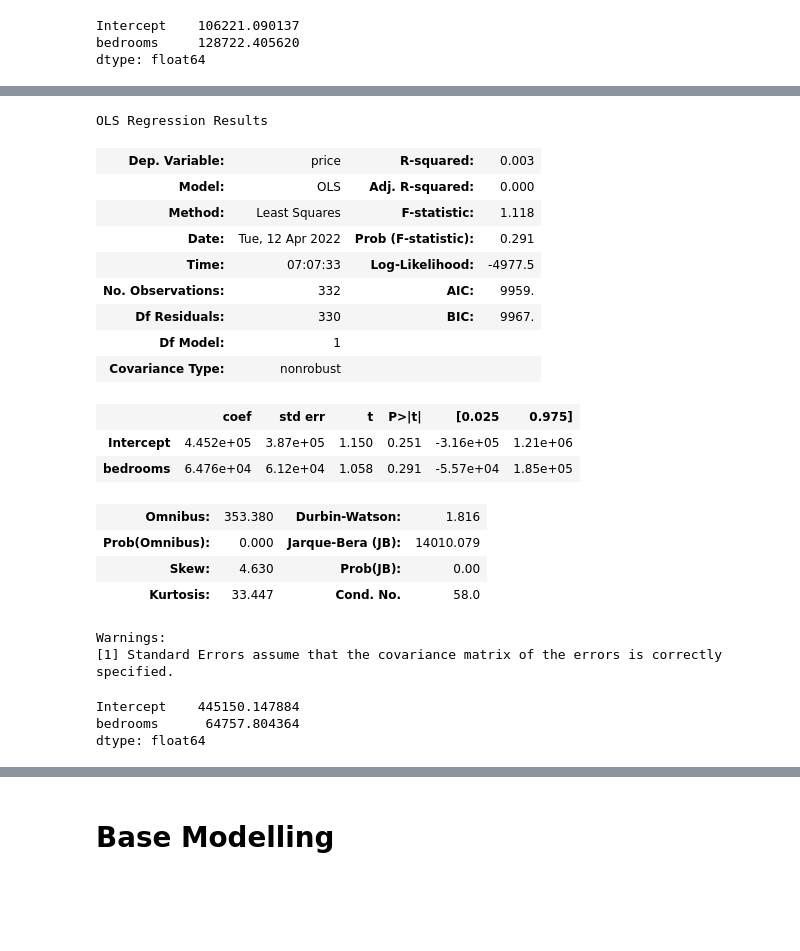
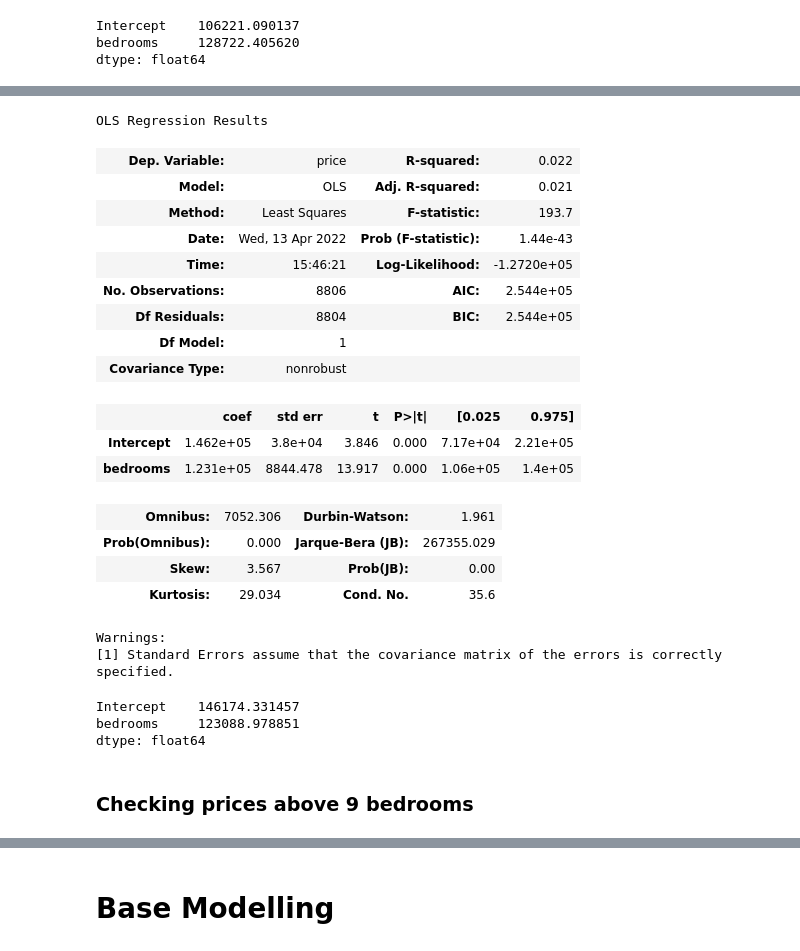
Before and after one commit to VLieberg/housing_usa, a Jupyter notebook: notebooks/VL_House_USA_DataScience_Project.ipynb, the cells around one changed output, grey strips where cells are left out. Drawn from its saved outputs; the diff is of its cells as text; code cells hidden in the pictures; blank space fills up the shorter version.

```diff
--- a/notebooks/VL_House_USA_DataScience_Project.ipynb
+++ b/notebooks/VL_House_USA_DataScience_Project.ipynb
@@ -417,31 +558,33 @@ dtype: float64
 # %%
-df_many_bed = df[df['bedrooms'] >5]
+df_4bed = df[(df['bedrooms'] >=4) & (df['bedrooms'] <=8)]
 # %%
-model_many_bed = smf.ols(formula = 'price ~ bedrooms', data=df_many_bed).fit()
-model_many_bed.summary()
+model_4bed = smf.ols(formula = 'price ~ bedrooms', data=df_4bed).fit()
+model_4bed.summary()
 # %% [output]
 OLS Regression Results
-| Dep. Variable: | price | R-squared: | 0.003 |
-| Model: | OLS | Adj. R-squared: | 0.000 |
-| Method: | Least Squares | F-statistic: | 1.118 |
-| Date: | Tue, 12 Apr 2022 | Prob (F-statistic): | 0.291 |
-| Time: | 07:07:33 | Log-Likelihood: | -4977.5 |
-| No. Observations: | 332 | AIC: | 9959. |
-| Df Residuals: | 330 | BIC: | 9967. |
+| Dep. Variable: | price | R-squared: | 0.022 |
+| Model: | OLS | Adj. R-squared: | 0.021 |
+| Method: | Least Squares | F-statistic: | 193.7 |
+| Date: | Wed, 13 Apr 2022 | Prob (F-statistic): | 1.44e-43 |
+| Time: | 15:46:21 | Log-Likelihood: | -1.2720e+05 |
+| No. Observations: | 8806 | AIC: | 2.544e+05 |
+| Df Residuals: | 8804 | BIC: | 2.544e+05 |
 | Df Model: | 1 |  |  |
 | Covariance Type: | nonrobust |  |  |
 |  | coef | std err | t | P>|t| | [0.025 | 0.975] |
-| Intercept | 4.452e+05 | 3.87e+05 | 1.150 | 0.251 | -3.16e+05 | 1.21e+06 |
-| bedrooms | 6.476e+04 | 6.12e+04 | 1.058 | 0.291 | -5.57e+04 | 1.85e+05 |
+| Intercept | 1.462e+05 | 3.8e+04 | 3.846 | 0.000 | 7.17e+04 | 2.21e+05 |
+| bedrooms | 1.231e+05 | 8844.478 | 13.917 | 0.000 | 1.06e+05 | 1.4e+05 |
-| Omnibus: | 353.380 | Durbin-Watson: | 1.816 |
-| Prob(Omnibus): | 0.000 | Jarque-Bera (JB): | 14010.079 |
-| Skew: | 4.630 | Prob(JB): | 0.00 |
-| Kurtosis: | 33.447 | Cond. No. | 58.0 |
+| Omnibus: | 7052.306 | Durbin-Watson: | 1.961 |
+| Prob(Omnibus): | 0.000 | Jarque-Bera (JB): | 267355.029 |
+| Skew: | 3.567 | Prob(JB): | 0.00 |
+| Kurtosis: | 29.034 | Cond. No. | 35.6 |
 Warnings:
 [1] Standard Errors assume that the covariance matrix of the errors is correctly specified.
 # %%
-model_many_bed.params
+model_4bed.params
 # %% [output]
-Intercept    445150.147884
-bedrooms      64757.804364
+Intercept    146174.331457
+bedrooms     123088.978851
 dtype: float64
+# %% [markdown]
+### Checking prices above 9 bedrooms
```
Also changed, not shown: parts of 40 cells of this notebook.
